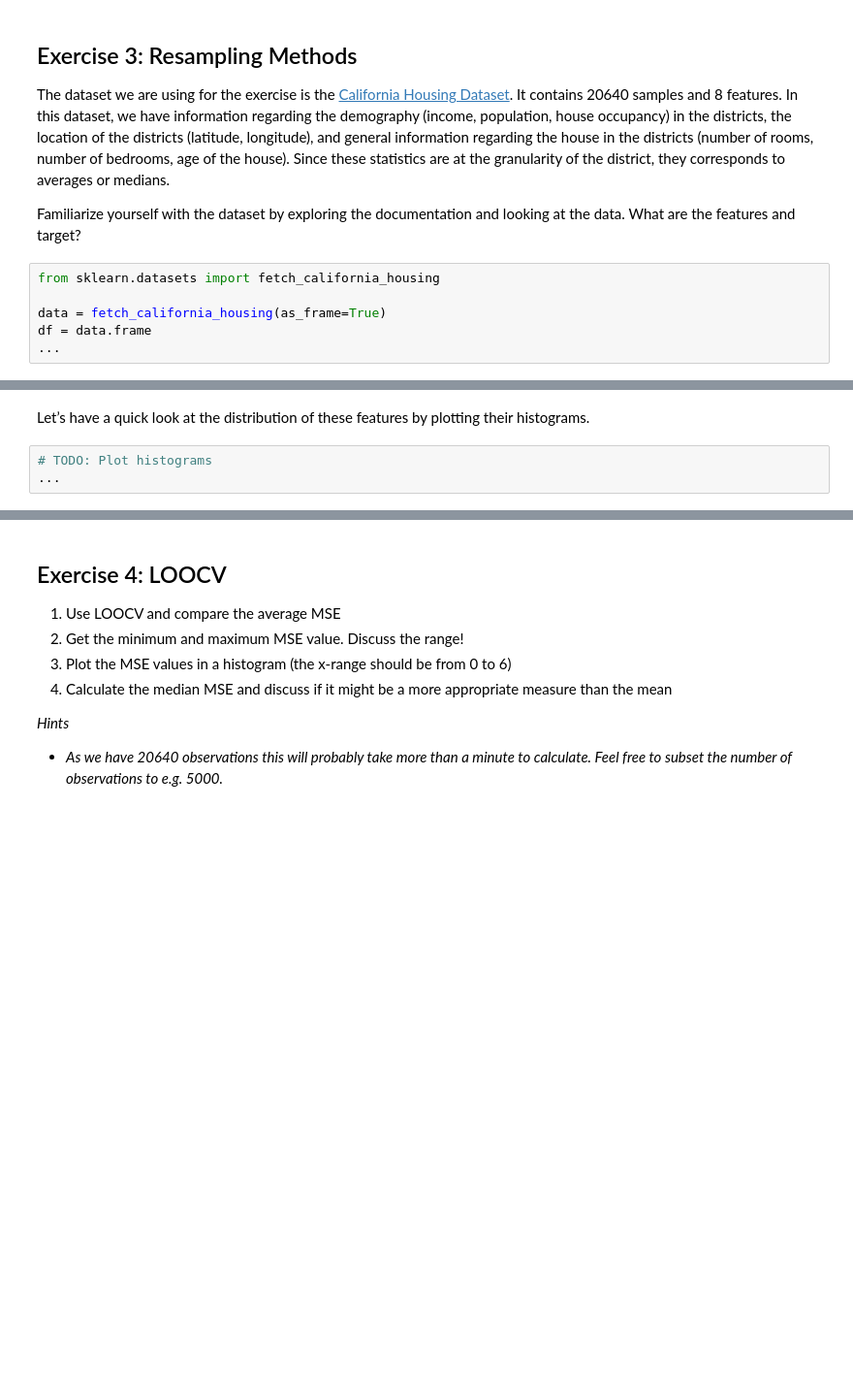
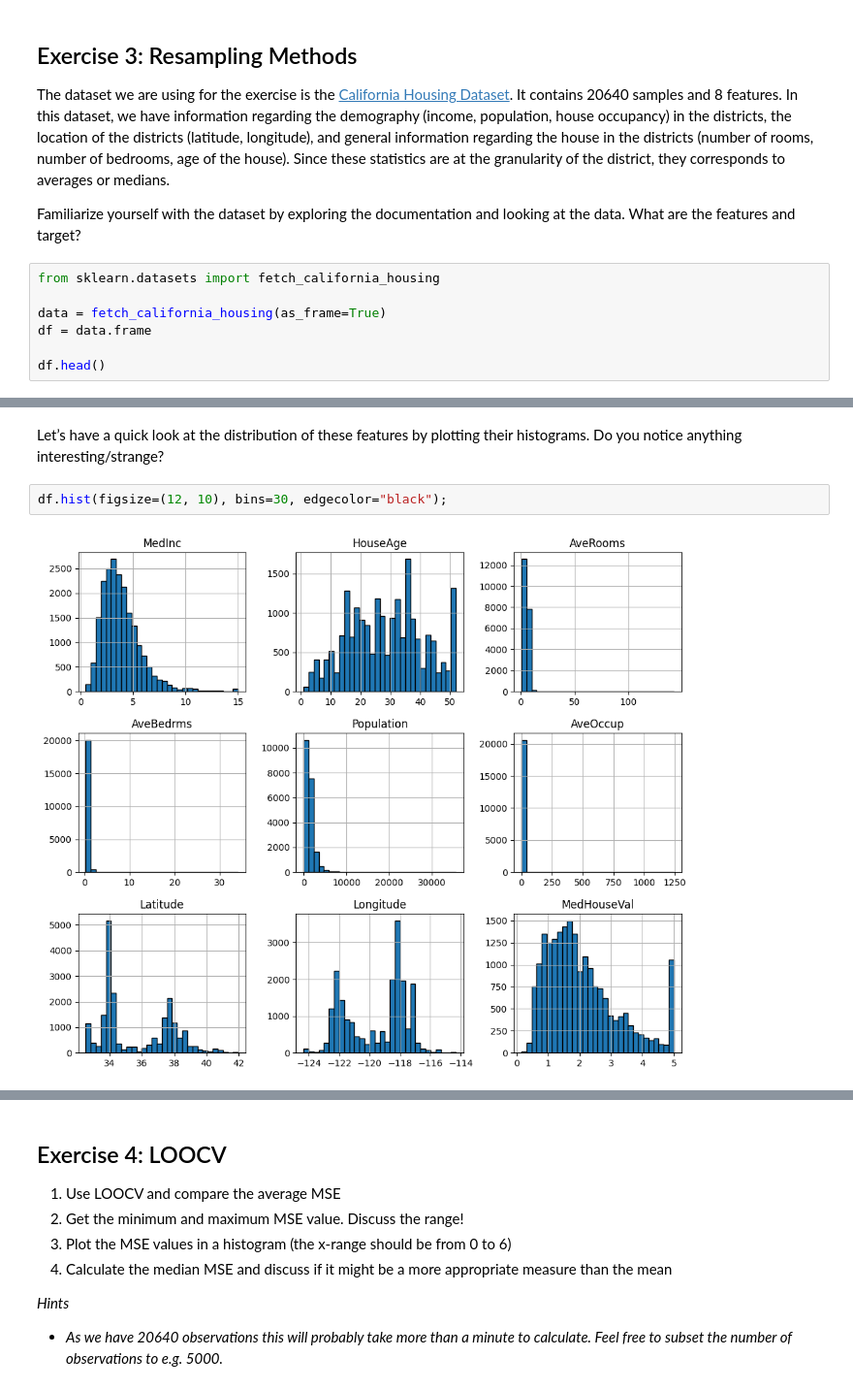
Before and after one commit to mibur1/psy112, a Jupyter notebook: book/1_basics/Exercises.ipynb, the cells around one changed output, grey strips where cells are left out. Shown at 97% size. Drawn from its saved outputs; the diff is of its cells as text; blank space fills up the shorter version.

```diff
--- a/book/1_basics/Exercises.ipynb
+++ b/book/1_basics/Exercises.ipynb
@@ -76,4 +78,5 @@ from sklearn.datasets import fetch_california_housing
 
 data = fetch_california_housing(as_frame=True)
 df = data.frame
-...
+
+df.head()
@@ -80,6 +90,7 @@ df = data.frame
 # %% [markdown]
-Let’s have a quick look at the distribution of these features by plotting their histograms.
+Let’s have a quick look at the distribution of these features by plotting their histograms. Do you notice anything interesting/strange?
-# %%
-# TODO: Plot histograms
-...
+# %%
+df.hist(figsize=(12, 10), bins=30, edgecolor="black");
+# %% [output]
+[figure, added]
 # %% [markdown]
```
Also changed, not shown: parts of 5 cells of this notebook, 4 other files.
